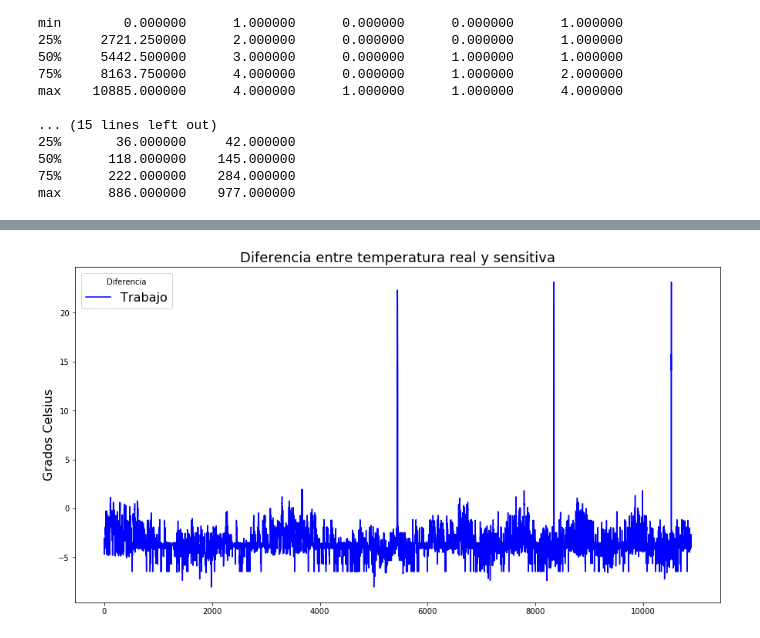
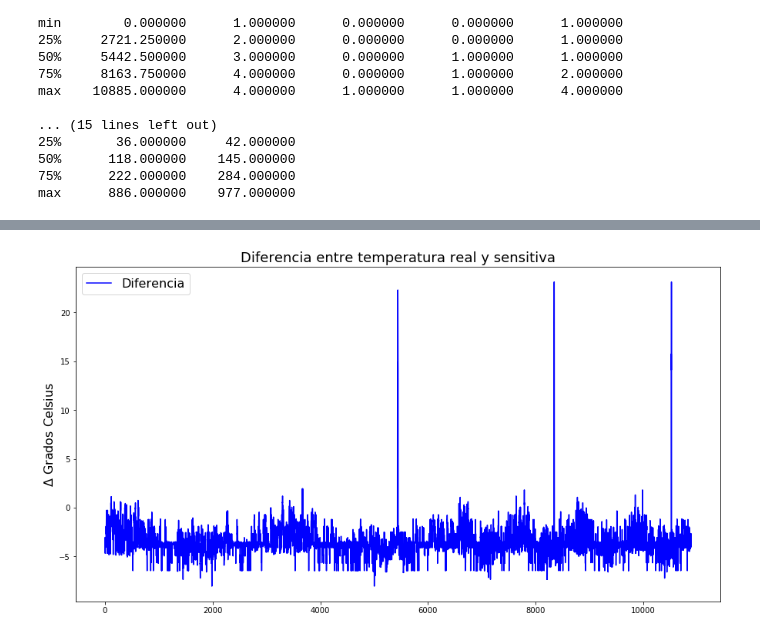
Before and after one commit to JavierL1/Tarea3-INF393, a Jupyter notebook: Untitled.ipynb, the cells around one changed output, grey strips where cells are left out. Cells and saved outputs as stored; diff of their text form; code cells hidden in the pictures.

```diff
--- a/Untitled.ipynb
+++ b/Untitled.ipynb
@@ -113,13 +213,11 @@ plt.show()
 # %%
 plt.figure(figsize=(15, 8))
-# plt.xlabel("Grados Celsius", fontsize=16)
-plt.ylabel("Grados Celsius", fontsize=16)
+plt.ylabel("$\Delta$ Grados Celsius", fontsize=16)
 
-# Bicicletas en día de trabajo
-plt.plot(range(len(df['temp'])), df['temp']-df['atemp'], '-', color=(0,0,1), alpha=1, label="Trabajo")
+plt.plot(range(len(df['temp'])), df['temp']-df['atemp'], '-', color=(0,0,1), alpha=1, label="Diferencia")
 
 plt.title('Diferencia entre temperatura real y sensitiva', fontsize=18)
-plt.legend(fontsize=16, title='Diferencia')
+plt.legend(fontsize=16)
 plt.show()
 # %% [output]
-[figure, old version]
+[figure, new version]
```
Also changed, not shown: parts of 9 cells of this notebook.
